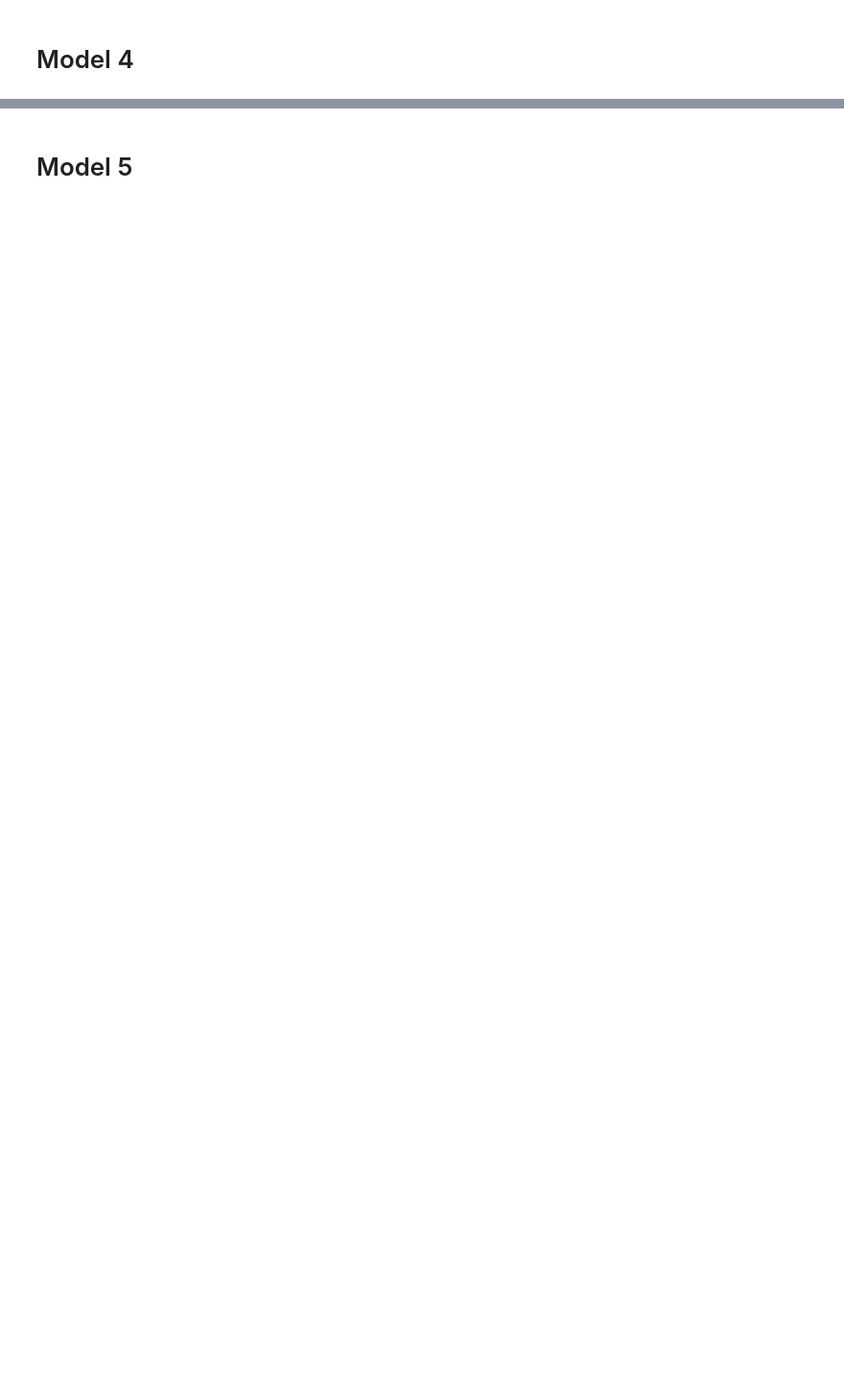
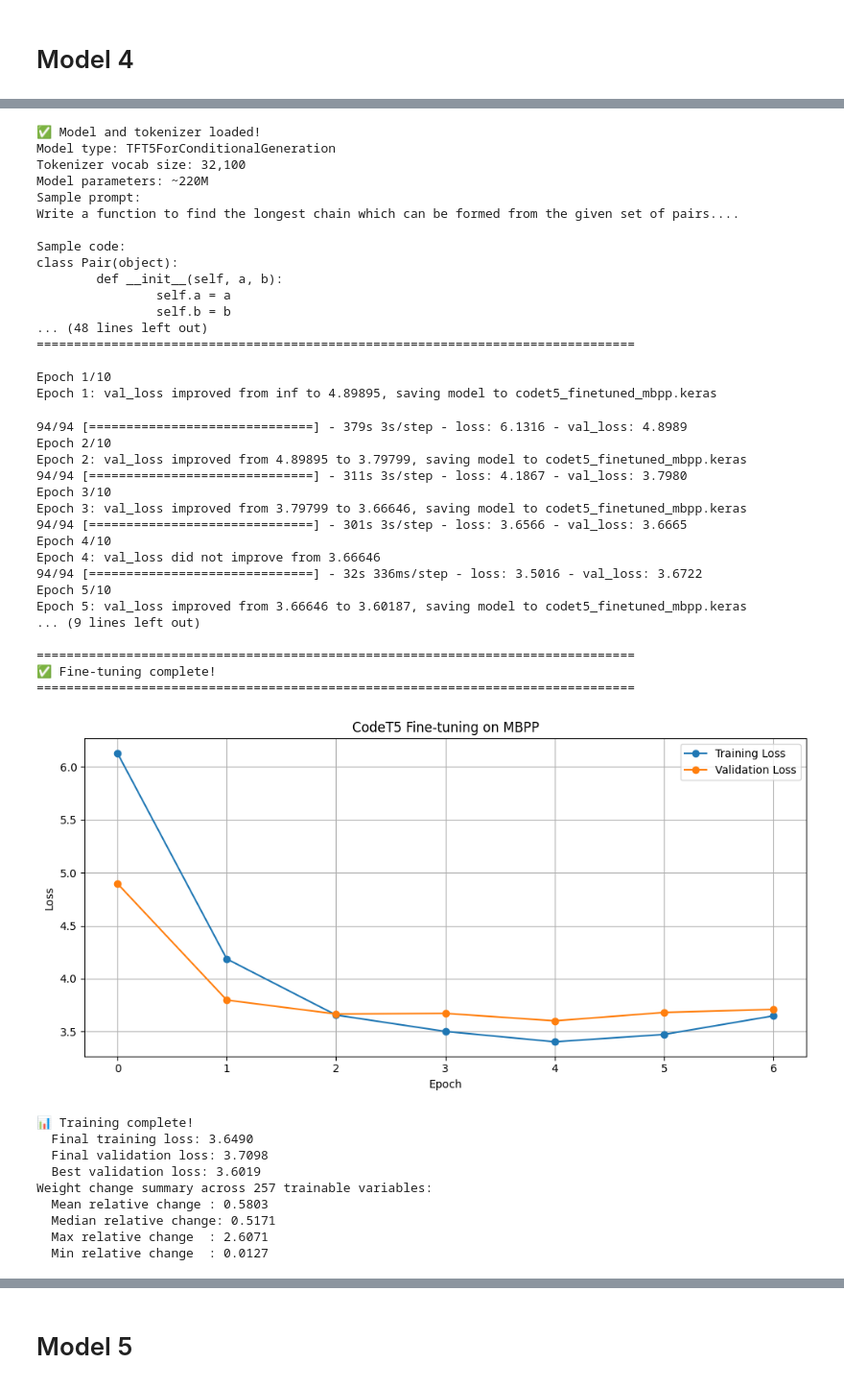
Before and after one commit to jeron-plummer/MSDS-458-Assignment-1, a Jupyter notebook: MSDS458_Assignment_03/MSDS458_Assignment_03_PartC_Finetuning.ipynb, the cells around one changed output, grey strips where cells are left out. Shown at 96% size. Cells and saved outputs as stored; diff of their text form; code cells hidden in the pictures; blank space fills up the shorter version.

```diff
--- a/MSDS458_Assignment_03/MSDS458_Assignment_03_PartC_Finetuning.ipynb
+++ b/MSDS458_Assignment_03/MSDS458_Assignment_03_PartC_Finetuning.ipynb
@@ -2166,7 +2387,7 @@ print("\n✅ Three-way comparison complete!")
 # LOAD CODET5 MODEL AND TOKENIZER
 # ========================================
 
-MODEL_NAME = "Salesforce/codet5p-770m"  # --- EXPERIMENT HERE: try other models (codet5-base, codet5p-770m, etc.) ---
+MODEL_NAME = "Salesforce/codet5-base"  # --- EXPERIMENT HERE: try other models (codet5-base, codet5p-770m, etc.) ---
 
 print(f"Loading pretrained model: {MODEL_NAME}")
 print("Note: CodeT5+ is an improved version of CodeT5 with better pretraining")
@@ -2219,9 +2440,9 @@ print(f"Decoded back: {tokenizer.decode(inputs['input_ids'][0, :20], skip_specia
 
 # Sequence length limits
 # --- EXPERIMENT HERE: sequence lengths and batch size ---
-MAX_INPUT_LENGTH = 256   # Maximum length for problem descriptions
-MAX_TARGET_LENGTH = 512  # Maximum length for code solutions
-BATCH_SIZE = 16           # Number of examples per batch (small due to model size)
+MAX_INPUT_LENGTH = 128   # Maximum length for problem descriptions
+MAX_TARGET_LENGTH = 128  # Maximum length for code solutions
+BATCH_SIZE = 4           # Number of examples per batch (small due to model size)
 
 print(f"Tokenization configuration:")
 print(f"  Max input length: {MAX_INPUT_LENGTH}")
@@ -2330,7 +2551,7 @@ print("=" * 60)
 
 # --- EXPERIMENT HERE: learning rate, epochs, warmup ---
 LEARNING_RATE = 5e-3  # Lower learning rate for fine-tuning
-EPOCHS = 15            # Fewer epochs needed for fine-tuning
+EPOCHS = 10            # Fewer epochs needed for fine-tuning
 WARMUP_STEPS = 100    # Gradual learning rate warmup
 
 print(f"Training configuration:")
@@ -2699,3 +2920,4 @@ plt.tight_layout()
 plt.show()
 
 print("\n✅ Three-way comparison complete!")
+# %% [output]
@@ -2701,0 +2934,44 @@ print("\n✅ Three-way comparison complete!")
+✅ Model and tokenizer loaded!
+Model type: TFT5ForConditionalGeneration
+Tokenizer vocab size: 32,100
+Model parameters: ~220M
+Sample prompt:
+Write a function to find the longest chain which can be formed from the given set of pairs....
+
+Sample code:
+class Pair(object):
+        def __init__(self, a, b):
+                self.a = a
+                self.b = b
+... (48 lines left out)
+================================================================================
+
+Epoch 1/10
+Epoch 1: val_loss improved from inf to 4.89895, saving model to codet5_finetuned_mbpp.keras
+94/94 [==============================] - 379s 3s/step - loss: 6.1316 - val_loss: 4.8989
+Epoch 2/10
+Epoch 2: val_loss improved from 4.89895 to 3.79799, saving model to codet5_finetuned_mbpp.keras
+94/94 [==============================] - 311s 3s/step - loss: 4.1867 - val_loss: 3.7980
+Epoch 3/10
+Epoch 3: val_loss improved from 3.79799 to 3.66646, saving model to codet5_finetuned_mbpp.keras
+94/94 [==============================] - 301s 3s/step - loss: 3.6566 - val_loss: 3.6665
+Epoch 4/10
+Epoch 4: val_loss did not improve from 3.66646
+94/94 [==============================] - 32s 336ms/step - loss: 3.5016 - val_loss: 3.6722
+Epoch 5/10
+Epoch 5: val_loss improved from 3.66646 to 3.60187, saving model to codet5_finetuned_mbpp.keras
+... (9 lines left out)
+
+================================================================================
+✅ Fine-tuning complete!
+================================================================================
+[figure, added]
+📊 Training complete!
+  Final training loss: 3.6490
+  Final validation loss: 3.7098
+  Best validation loss: 3.6019
+Weight change summary across 257 trainable variables:
+  Mean relative change : 0.5803
+  Median relative change: 0.5171
+  Max relative change  : 2.6071
+  Min relative change  : 0.0127
```
Also changed, not shown: parts of 13 cells of this notebook.
